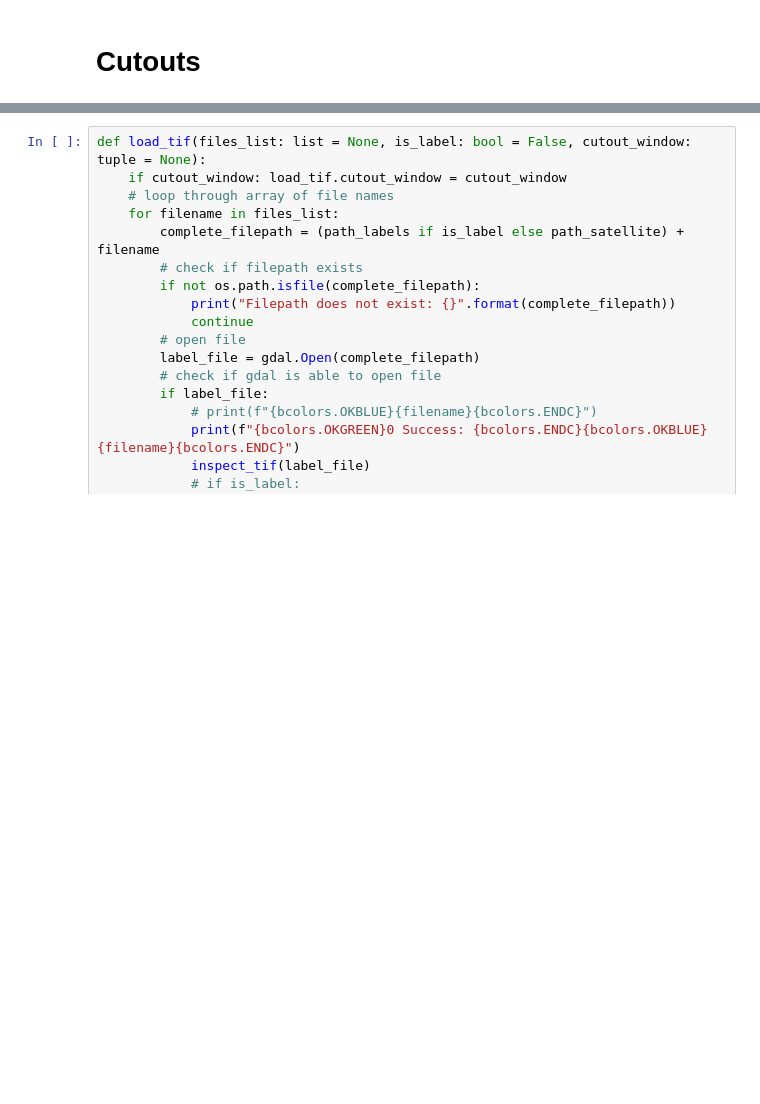
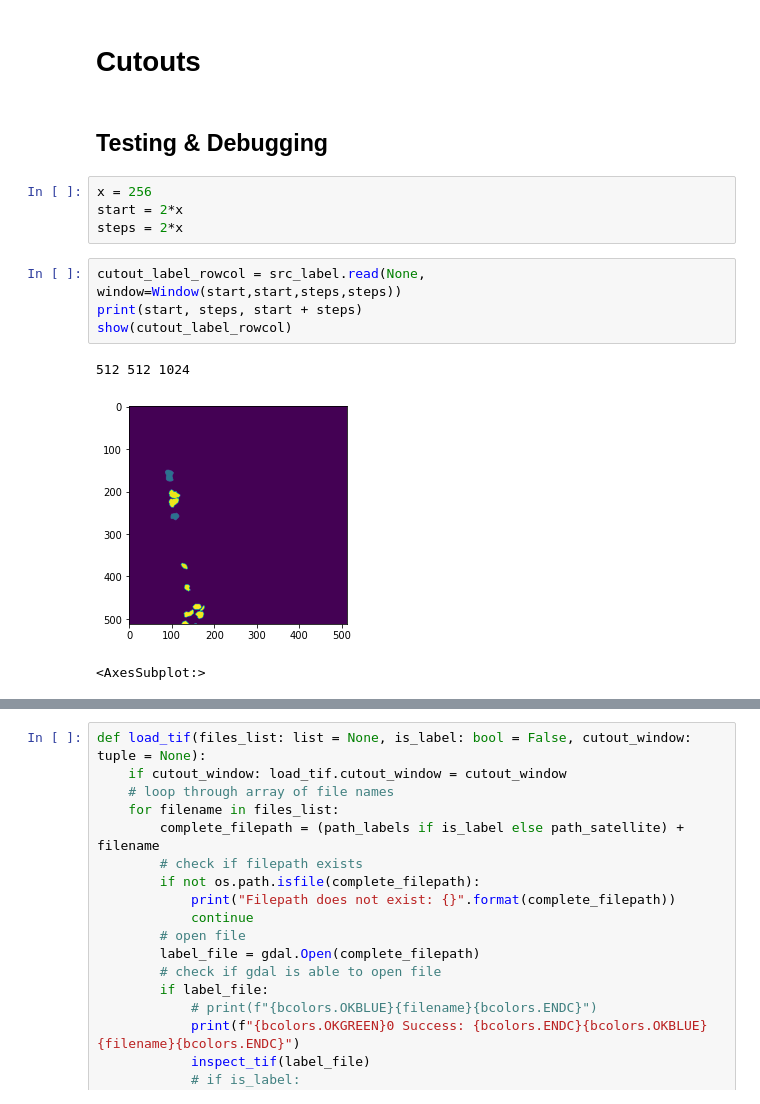
Before and after one commit to lgiesen/DL-Semantic-Segmentation-of-Tree-Stock-in-South-Africa-Using-Satellite-Images, a Jupyter notebook: 0_archive/archive.ipynb, the cells around one changed output, grey strips where cells are left out. Cells and saved outputs as stored; diff of their text form; blank space fills up the shorter version.

```diff
--- a/0_archive/archive.ipynb
+++ b/0_archive/archive.ipynb
@@ -80,3 +80,17 @@ def inspect_tif(dataset):
 # inspect_tif(dataset)
 # %% [markdown]
 # Cutouts
+# %% [markdown]
+## Testing & Debugging
+# %%
+x = 256
+start = 2*x
+steps = 2*x
+# %%
+cutout_label_rowcol = src_label.read(None, window=Window(start,start,steps,steps))
+print(start, steps, start + steps)
+show(cutout_label_rowcol)
+# %% [output]
+512 512 1024
+[figure, added]
+<AxesSubplot:>
```
Also changed, not shown: parts of 15 cells of this notebook, 2 other files.
